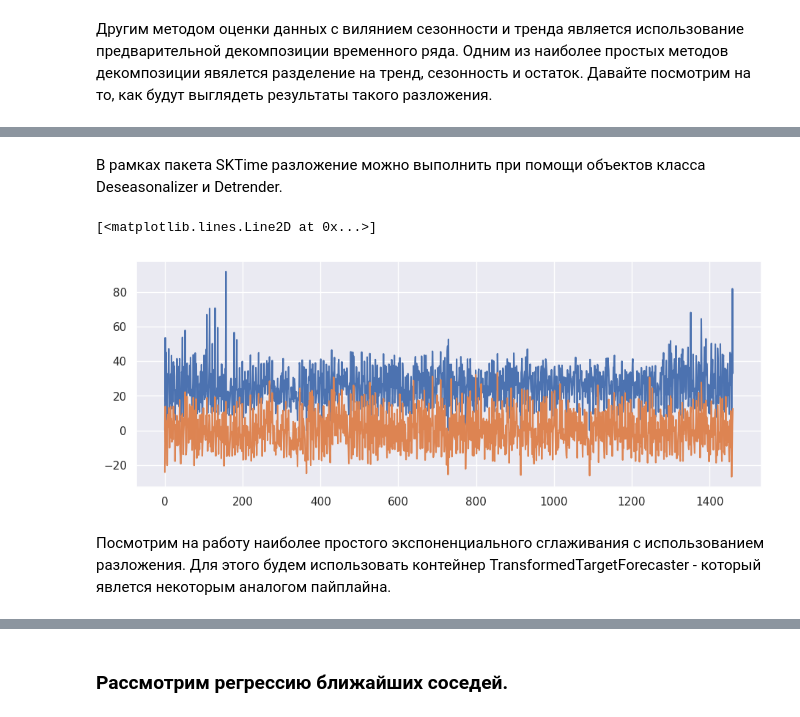
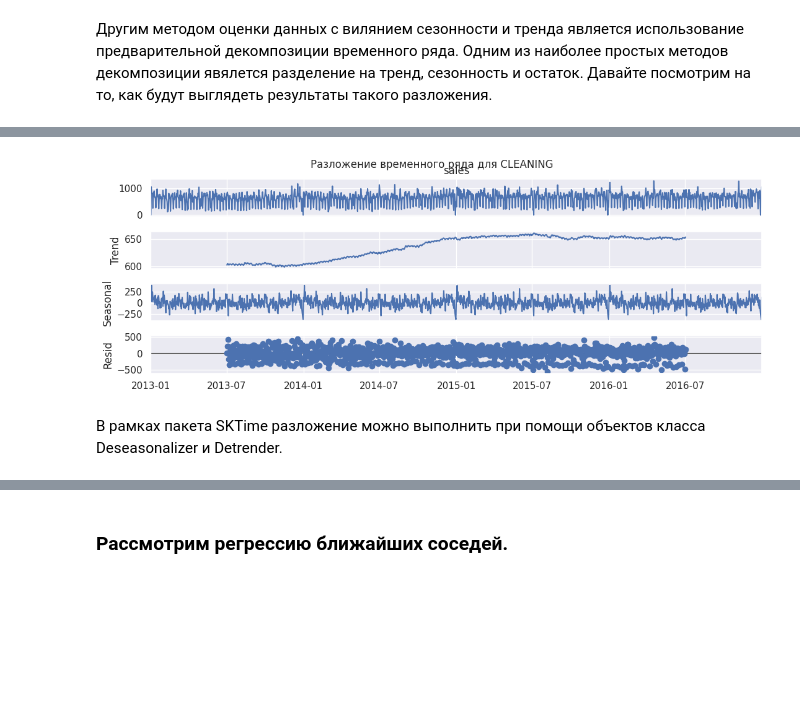
Before and after one commit to lastinm/ml_hw_notebooks, a Jupyter notebook: УрФУ_МОМО_Временные_ряды_Домашнее_задание_№2.ipynb, the cells around one changed output, grey strips where cells are left out. Cells and saved outputs as stored; diff of their text form; code cells hidden in the pictures; blank space fills up the shorter version.

```diff
--- a/УрФУ_МОМО_Временные_ряды_Домашнее_задание_№2.ipynb
+++ b/УрФУ_МОМО_Временные_ряды_Домашнее_задание_№2.ipynb
@@ -604,0 +602,9 @@ result.plot();
+# %%
+from statsmodels.tsa.seasonal import seasonal_decompose
+# 'SEAFOOD', 'CELEBRATION', 'CLEANING', 'LAWN AND GARDEN', 'MEATS'
+result = seasonal_decompose(y3_train, model='additive', period = 365, two_sided=True)  # период
+result.plot();
+plt.suptitle('Разложение временного ряда для CLEANING', fontsize=12)  # Добавляем название визуализации
+plt.show()
+# %% [output]
+[figure, added]
@@ -607,10 +627,7 @@ result.plot();
 # %%
 deseason = Deseasonalizer(model="multiplicative", sp=365)   # период
 detrend  = Detrender(forecaster=PolynomialTrendForecaster(degree=1))
-plt.plot(deseason.fit_transform(y_train.values))
-plt.plot(detrend.fit_transform(y_train.values))
+plt.plot(deseason.fit_transform(y1_train.values))
+plt.plot(detrend.fit_transform(y1_train.values))
+plt.title('Разложение временного ряда для SEAFOOD', fontsize=14)  # Добавляем название визуализации
+plt.show()
-# %% [output]
-[<matplotlib.lines.Line2D at 0x...>]
-[figure, removed]
-# %% [markdown]
-Посмотрим на работу наиболее простого экспоненциального сглаживания с использованием разложения. Для этого будем использовать контейнер TransformedTargetForecaster - который явлется некоторым аналогом пайплайна.
```
Also changed, not shown: parts of 112 cells of this notebook.
